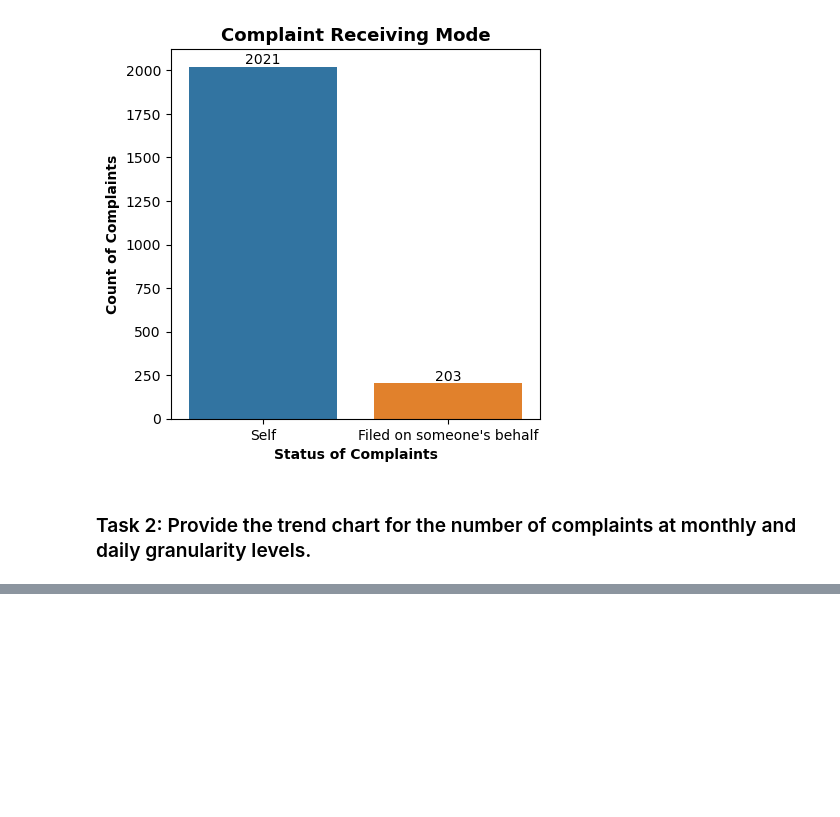
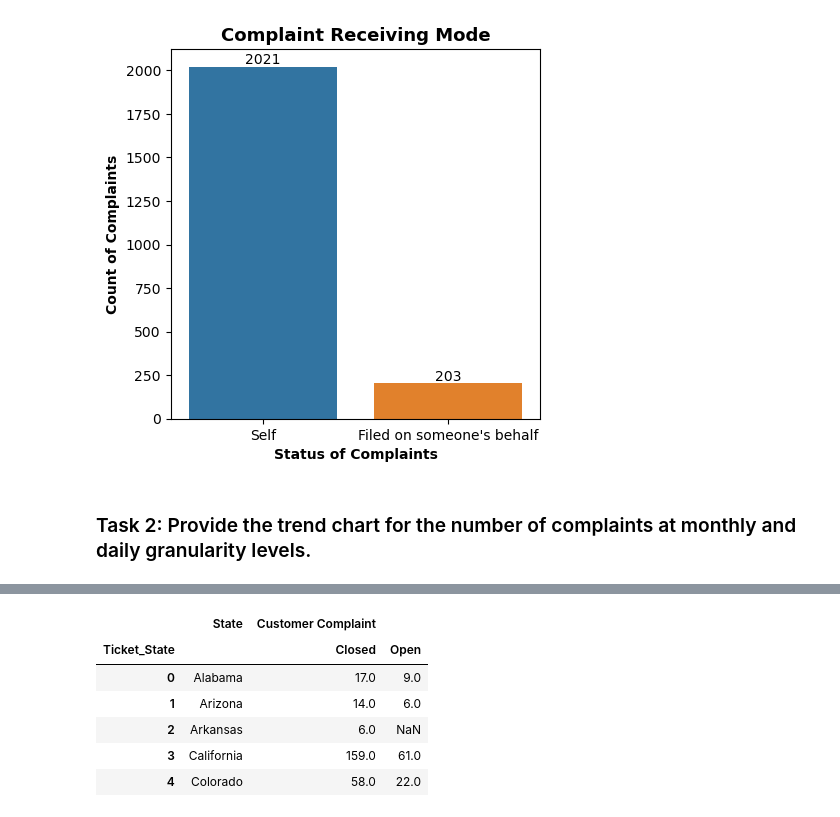
Before and after one commit to lavkushsingh31/Data_Science_Machine_Learning_Projects, a Jupyter notebook: Course Project - Comcast Telecom Consumer Complaints/Comcast Telecom Consumer Complaints.ipynb, the cells around one changed output, grey strips where cells are left out. Saved outputs shown, nothing was run; the diff lists cells and outputs as text; code cells hidden in the pictures; blank space fills up the shorter version.

```diff
--- a/Course Project - Comcast Telecom Consumer Complaints/Comcast Telecom Consumer Complaints.ipynb
+++ b/Course Project - Comcast Telecom Consumer Complaints/Comcast Telecom Consumer Complaints.ipynb
@@ -341,0 +342,5 @@ comcast_data[['Customer Complaint', 'State', 'Quarter', 'Status', 'Ticket_State'
+# %%
+state_wise_ticket_status = comcast_data[['Customer Complaint', 'State', 'Ticket_State']].groupby(
+                                                                ['State', 'Ticket_State']).count()['Customer Complaint']
+state_wise_ticket_status = pd.DataFrame(state_wise_ticket_status)
+state_wise_ticket_status.head(6)
@@ -341,0 +356,11 @@ comcast_data[['Customer Complaint', 'State', 'Quarter', 'Status', 'Ticket_State'
+# %%
+state_wise_ticket_status = state_wise_ticket_status.unstack().reset_index(drop=False)
+state_wise_ticket_status.head()
+# %% [output]
+|  | State | Customer Complaint |  |
+| Ticket_State |  | Closed | Open |
+| 0 | Alabama | 17.0 | 9.0 |
+| 1 | Arizona | 14.0 | 6.0 |
+| 2 | Arkansas | 6.0 | NaN |
+| 3 | California | 159.0 | 61.0 |
+| 4 | Colorado | 58.0 | 22.0 |
```
Also changed, not shown: parts of 57 cells of this notebook.
